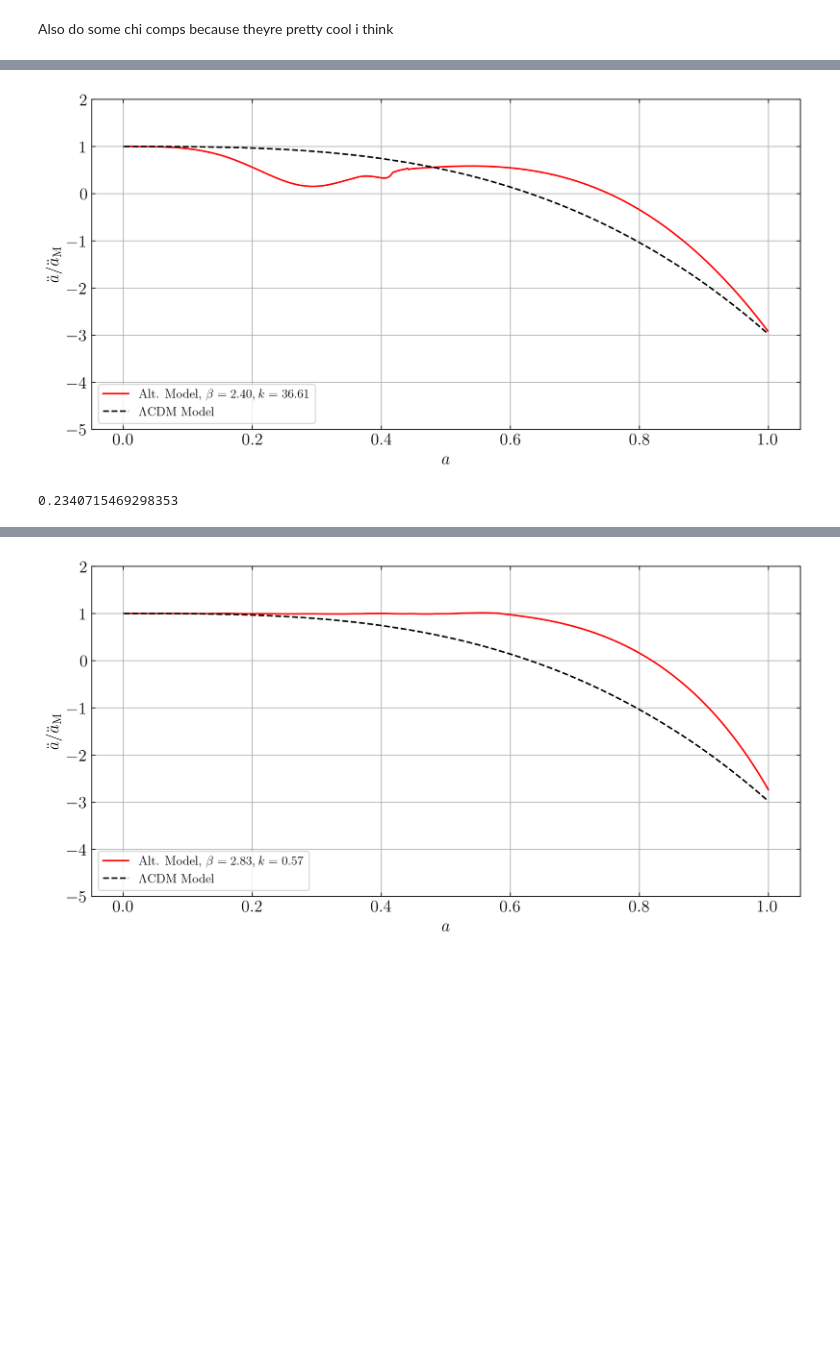
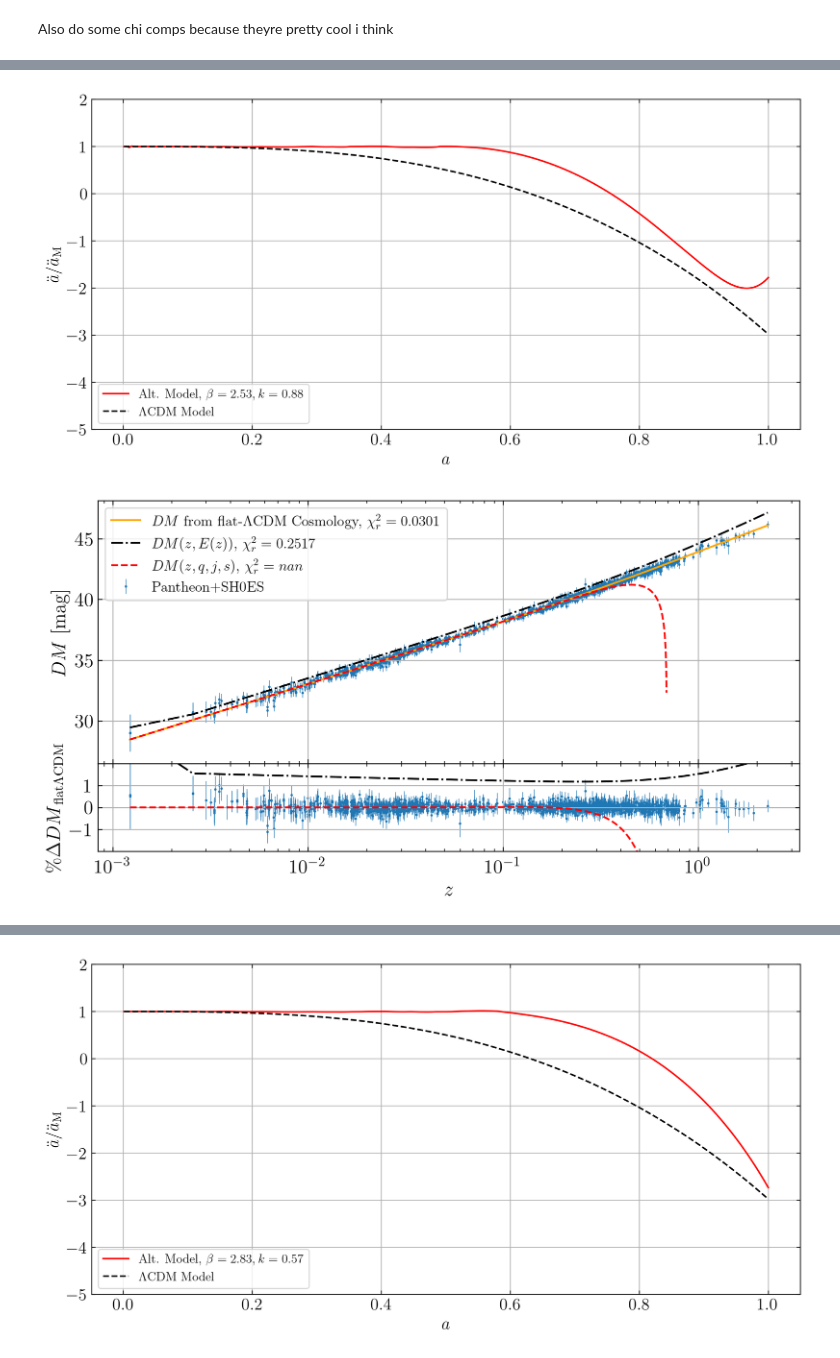
Before and after one commit to bktakacs/thesis_ku, a Jupyter notebook: Untitled-1.ipynb, the cells around one changed output, grey strips where cells are left out. Cells and saved outputs as stored; diff of their text form; code cells hidden in the pictures; blank space fills up the shorter version.

```diff
--- a/Untitled-1.ipynb
+++ b/Untitled-1.ipynb
@@ -331,7 +148,8 @@ m.plot('acc')
-# %%
-m = model(beta=2.398510824571394, kappa=36.61346479783082, lam=0., xlen=900)
-m.plot('acc')
-print(m.chi_acc)
-# %% [output]
-[figure, removed]
-0.2340715469298353
+# %%
+m1 = model(beta=2.53, kappa=0.884, lam=0.)
+m1.plot('acc')
+m1.distance_modulus()
+m1.plot('dm')
+# %% [output]
+[figure, added]
+[figure, added]
```
Also changed, not shown: parts of 29 cells of this notebook, 2 other files.
